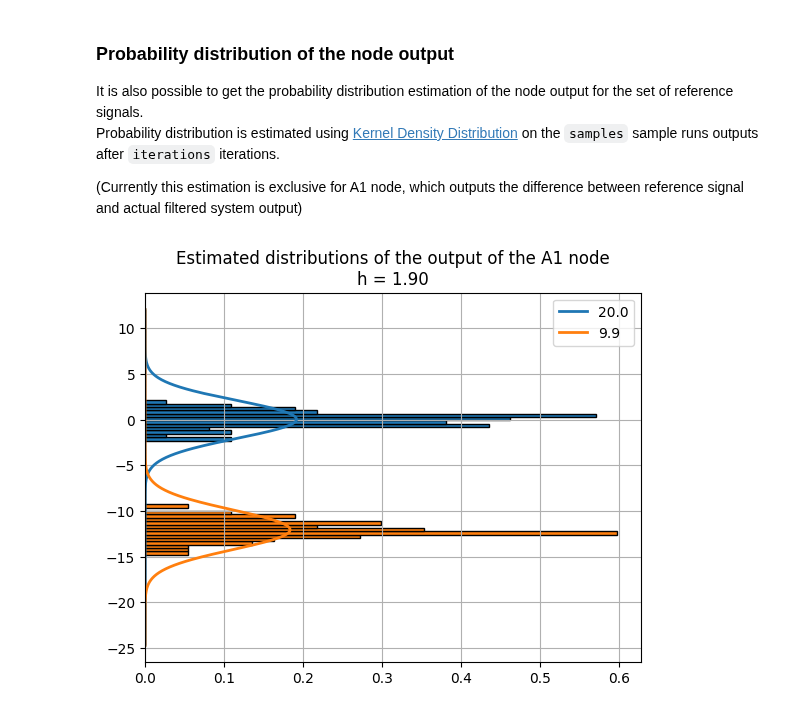
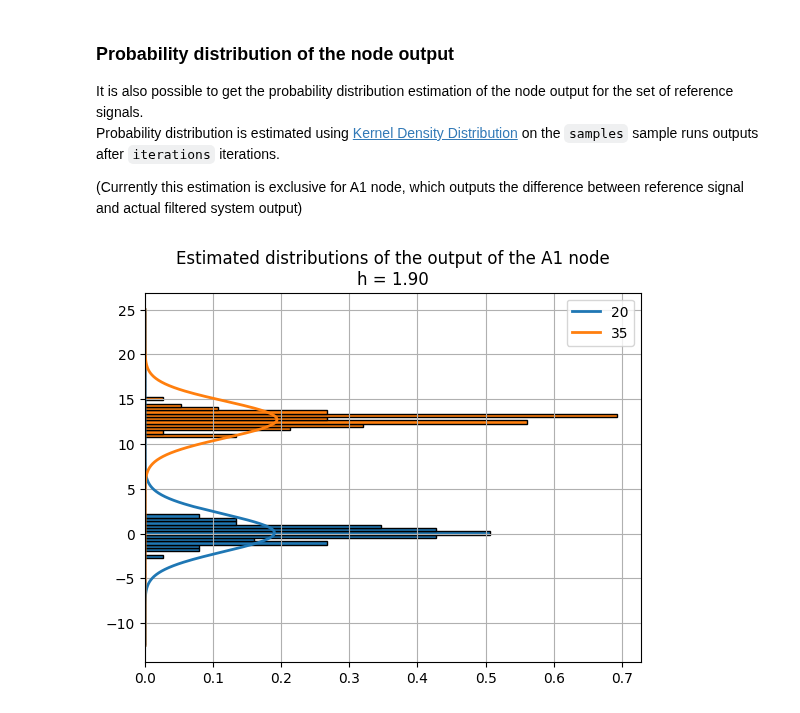
Before and after one commit to humancompatible/interconnect, a Jupyter notebook: examples/approximation.ipynb, the cells around one changed output. Cells and saved outputs as stored; diff of their text form; code cells hidden in the pictures.

Commit message:
Minor plotting update.

```diff
--- a/examples/approximation.ipynb
+++ b/examples/approximation.ipynb
@@ -53,13 +55,13 @@ Probability distribution is estimated using [Kernel Density Distribution](https:
 # %%
 from humancompatible.interconnect.simulators.distribution import *
 h = 1.9
 step = 0.1
-iterations=50
+iterations=100
 samples = 100
-reference_signals = np.array([20.0, 9.9])
+reference_signals = np.array([20, 35])
 
 fig, ax = plt.subplots()
 outputs = generate_outputs(sim_class=ExampleReLUSim, reference_signals=reference_signals, node="A1", iterations=iterations, samples=samples)
 distributions = get_distributions(x=outputs, h=h, labels=reference_signals, bins_n=100, step=step, node="A1", show_plots=True, show_histograms=True, fig=fig, ax=ax)
 # %% [output]
-[figure, old version]
+[figure, new version]
```
Also changed, not shown: parts of 4 cells of this notebook, 2 other files.
